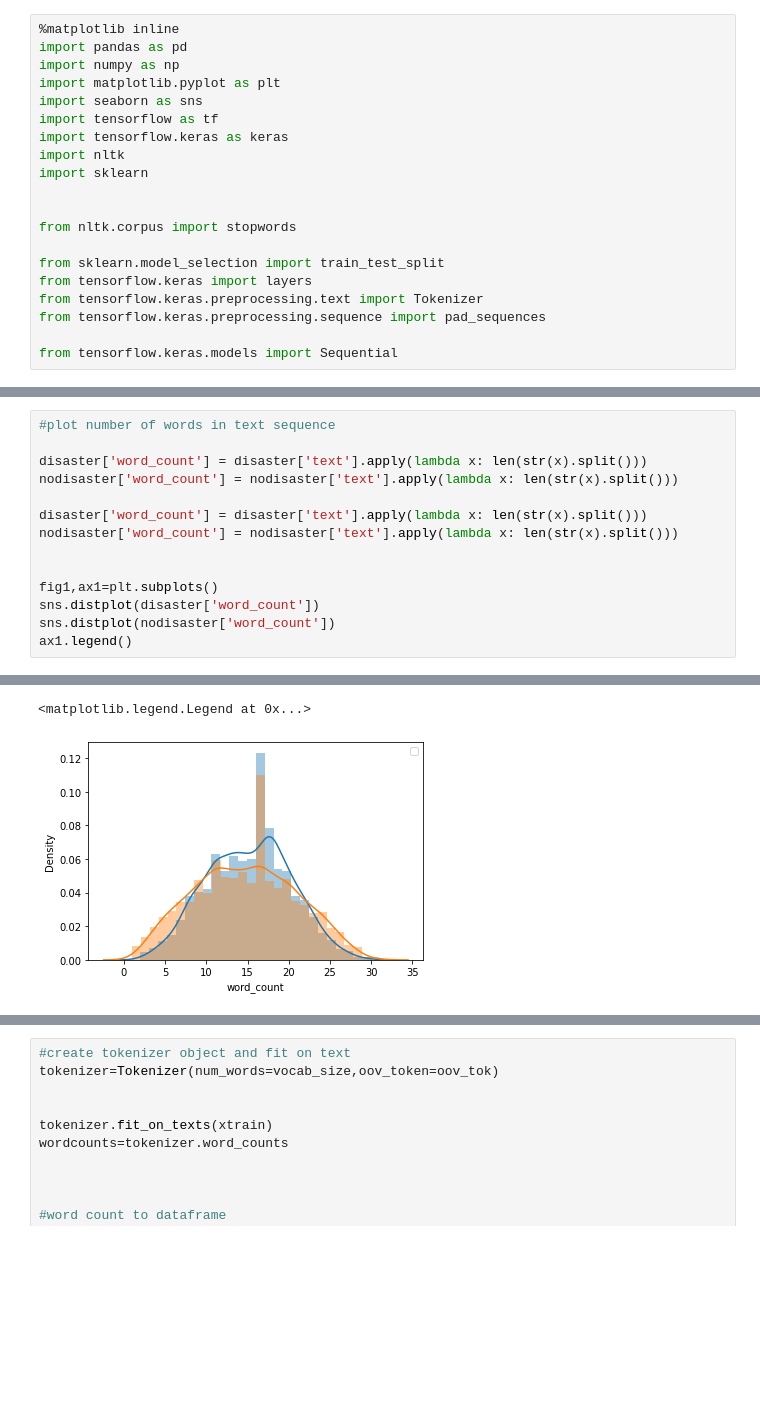
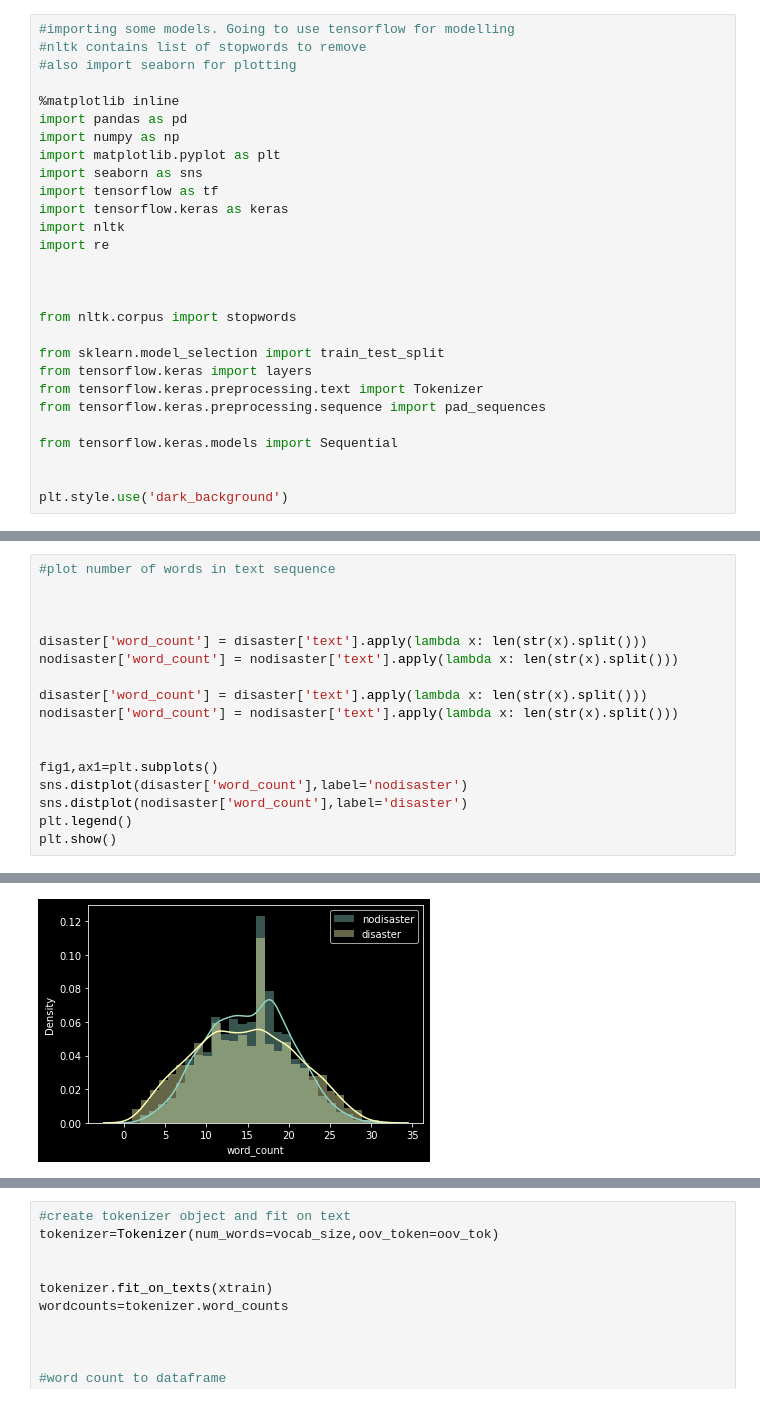
Before and after one commit to LRozeboom/nlp_disaster, a Jupyter notebook: disaster_analysis_tensorflow.ipynb, the cells around one changed output, grey strips where cells are left out. Saved outputs shown, nothing was run; the diff lists cells and outputs as text; blank space fills up the shorter version.

```diff
--- a/disaster_analysis_tensorflow.ipynb
+++ b/disaster_analysis_tensorflow.ipynb
@@ -1,4 +1,8 @@
 # %%
+#importing some models. Going to use tensorflow for modelling
+#nltk contains list of stopwords to remove
+#also import seaborn for plotting
+
 %matplotlib inline
 import pandas as pd
 import numpy as np
@@ -7,7 +11,8 @@ import seaborn as sns
 import tensorflow as tf
 import tensorflow.keras as keras
 import nltk
-import sklearn
+import re
+
 
 
 from nltk.corpus import stopwords
@@ -18,4 +23,7 @@ from tensorflow.keras.preprocessing.text import Tokenizer
 from tensorflow.keras.preprocessing.sequence import pad_sequences
 
 from tensorflow.keras.models import Sequential
+
+
+plt.style.use('dark_background')
 # %%
@@ -55,5 +66,7 @@ dtype: int64
 # %%
 #plot number of words in text sequence
+
+
 
 disaster['word_count'] = disaster['text'].apply(lambda x: len(str(x).split()))
 nodisaster['word_count'] = nodisaster['text'].apply(lambda x: len(str(x).split()))
@@ -63,9 +76,10 @@ nodisaster['word_count'] = nodisaster['text'].apply(lambda x: len(str(x).split()
 
 
 fig1,ax1=plt.subplots()
-sns.distplot(disaster['word_count'])
-sns.distplot(nodisaster['word_count'])
-ax1.legend()
+sns.distplot(disaster['word_count'],label='nodisaster')
+sns.distplot(nodisaster['word_count'],label='disaster')
+plt.legend()
+plt.show()
 # %% [output]
 A value is trying to be set on a copy of a slice from a DataFrame.
 Try using .loc[row_indexer,col_indexer] = value instead
@@ -87,2 +104 @@ No artists with labels found to put in legend.  Note that artists whose label st
-<matplotlib.legend.Legend at 0x...>
-[figure, old version]
+[figure, new version]
```
Also changed, not shown: parts of 15 cells of this notebook, 1 other file.
